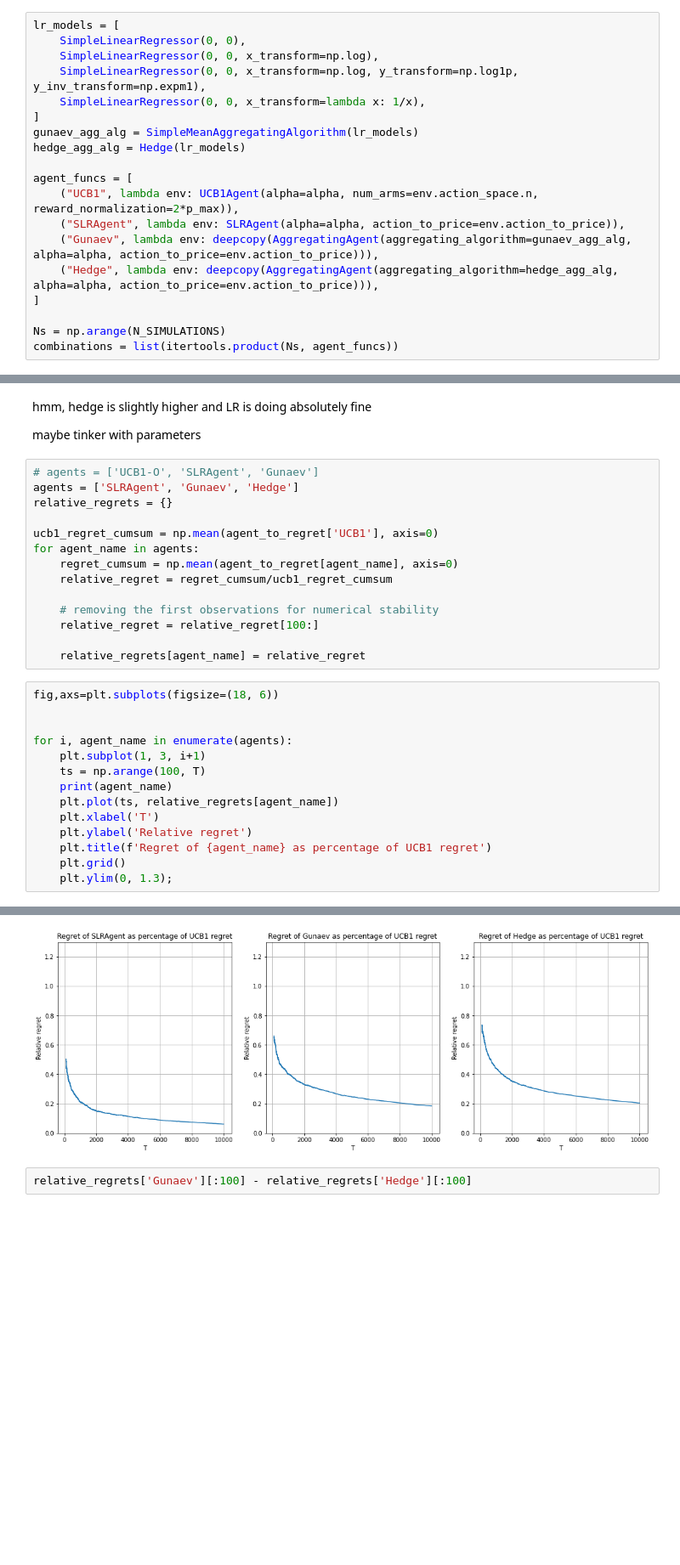
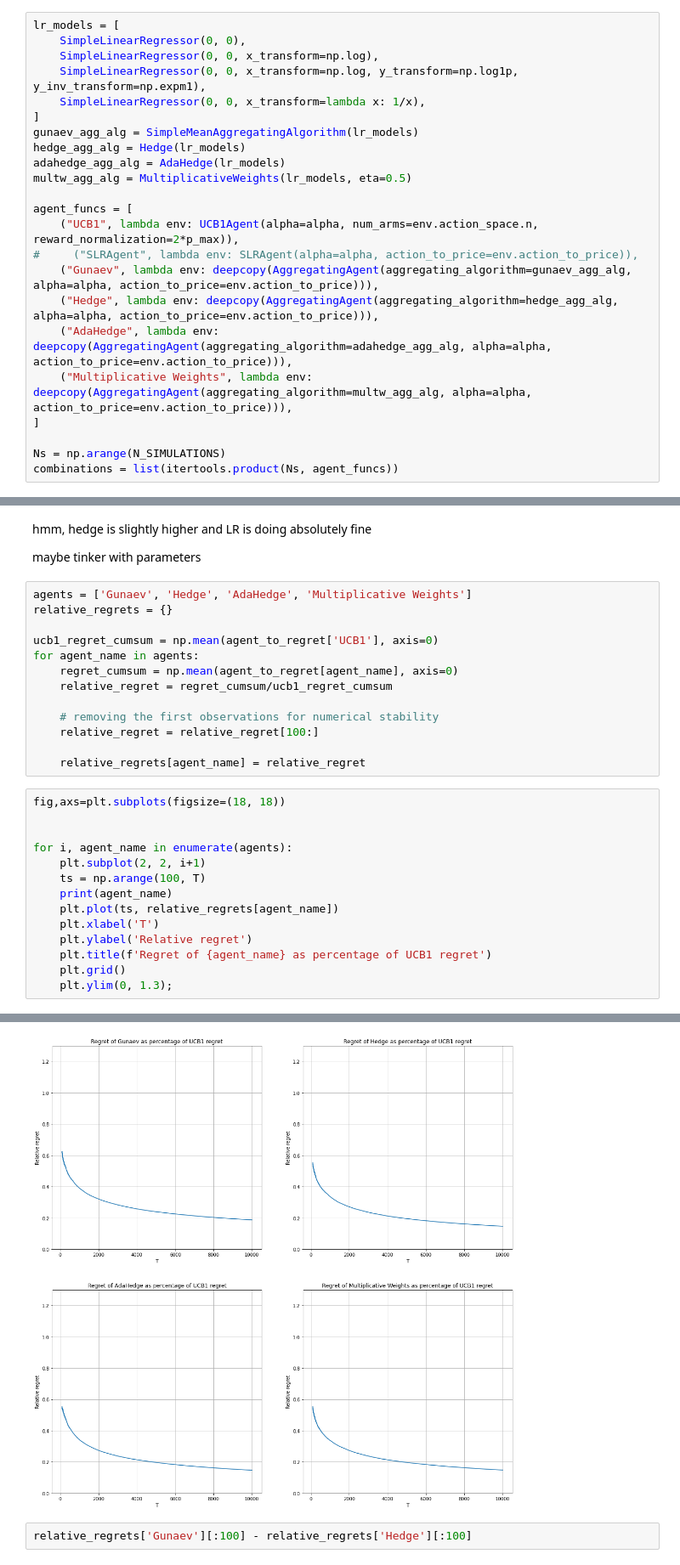
Before and after one commit to thxi/hse_thesis, a Jupyter notebook: notebooks/Gunaev_agents.ipynb, the cells around one changed output, grey strips where cells are left out. Shown at 85% size. Drawn from its saved outputs; the diff is of its cells as text; blank space fills up the shorter version.

Commit message:
add gunaev agents

```diff
--- a/notebooks/Gunaev_agents.ipynb
+++ b/notebooks/Gunaev_agents.ipynb
@@ -103,12 +106,16 @@ lr_models = [
 ]
 gunaev_agg_alg = SimpleMeanAggregatingAlgorithm(lr_models)
 hedge_agg_alg = Hedge(lr_models)
+adahedge_agg_alg = AdaHedge(lr_models)
+multw_agg_alg = MultiplicativeWeights(lr_models, eta=0.5)
 
 agent_funcs = [
     ("UCB1", lambda env: UCB1Agent(alpha=alpha, num_arms=env.action_space.n, reward_normalization=2*p_max)),
-    ("SLRAgent", lambda env: SLRAgent(alpha=alpha, action_to_price=env.action_to_price)),
+#     ("SLRAgent", lambda env: SLRAgent(alpha=alpha, action_to_price=env.action_to_price)),
     ("Gunaev", lambda env: deepcopy(AggregatingAgent(aggregating_algorithm=gunaev_agg_alg, alpha=alpha, action_to_price=env.action_to_price))),
     ("Hedge", lambda env: deepcopy(AggregatingAgent(aggregating_algorithm=hedge_agg_alg, alpha=alpha, action_to_price=env.action_to_price))),
+    ("AdaHedge", lambda env: deepcopy(AggregatingAgent(aggregating_algorithm=adahedge_agg_alg, alpha=alpha, action_to_price=env.action_to_price))),
+    ("Multiplicative Weights", lambda env: deepcopy(AggregatingAgent(aggregating_algorithm=multw_agg_alg, alpha=alpha, action_to_price=env.action_to_price))),
 ]
 
 Ns = np.arange(N_SIMULATIONS)
@@ -157,8 +161,7 @@ hmm, hedge is slightly higher and LR is doing absolutely fine
 
 maybe tinker with parameters
 # %%
-# agents = ['UCB1-O', 'SLRAgent', 'Gunaev']
-agents = ['SLRAgent', 'Gunaev', 'Hedge']
+agents = ['Gunaev', 'Hedge', 'AdaHedge', 'Multiplicative Weights']
 relative_regrets = {}
 
 ucb1_regret_cumsum = np.mean(agent_to_regret['UCB1'], axis=0)
@@ -171,11 +174,11 @@ for agent_name in agents:
 
     relative_regrets[agent_name] = relative_regret
 # %%
-fig,axs=plt.subplots(figsize=(18, 6))
+fig,axs=plt.subplots(figsize=(18, 18))
 
 
 for i, agent_name in enumerate(agents):
-    plt.subplot(1, 3, i+1)
+    plt.subplot(2, 2, i+1)
     ts = np.arange(100, T)
     print(agent_name)
     plt.plot(ts, relative_regrets[agent_name])
@@ -191,3 +195,3 @@ Hedge
-[figure, old version]
+[figure, new version]
 # %%
 relative_regrets['Gunaev'][:100] - relative_regrets['Hedge'][:100]
```
Also changed, not shown: parts of 6 cells of this notebook, 3 other files.
